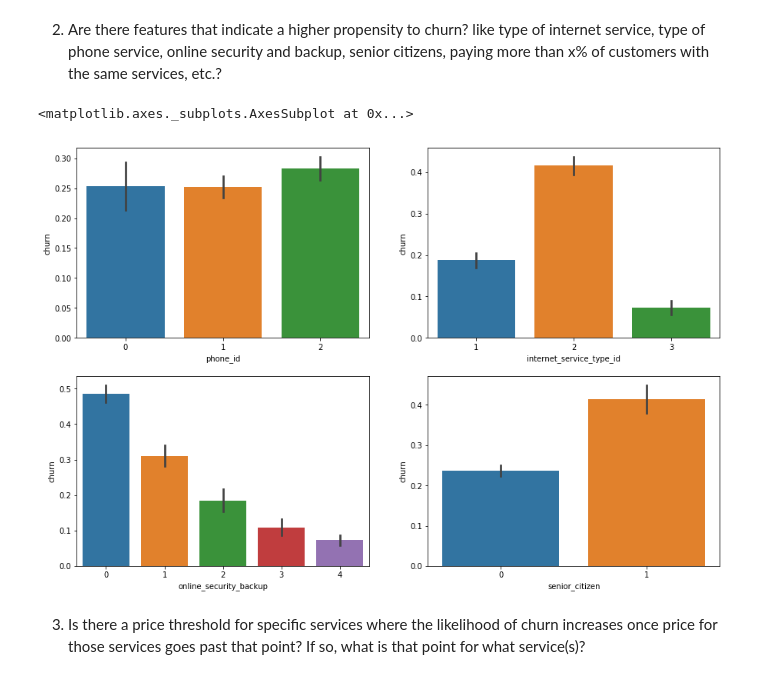
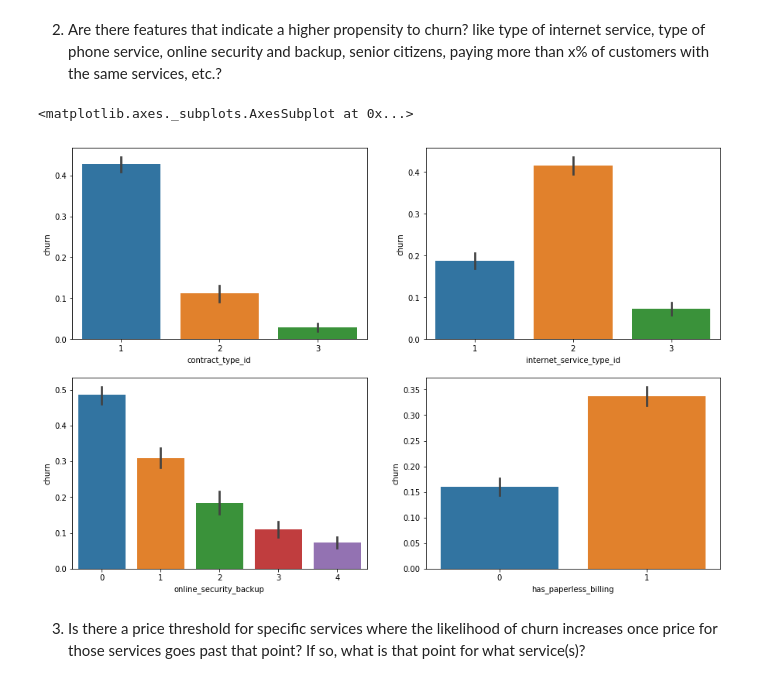
Before and after one commit to ericescalante-jasondunn/classification_project, a Jupyter notebook: Project_Master.ipynb, the cells around one changed output. Saved outputs shown, nothing was run; the diff lists cells and outputs as text; code cells hidden in the pictures.

```diff
--- a/Project_Master.ipynb
+++ b/Project_Master.ipynb
@@ -396,13 +396,13 @@ Text(0.5, 1.0, 'Rate of Churn')
 # %%
 fig, ax = plt.subplots(2,2,figsize=(15,10))
 
-sns.barplot(x='', y='churn', data=train_df,ax=ax[0,0])
+sns.barplot(x='contract_type_id', y='churn', data=train_df,ax=ax[0,0])
 sns.barplot(x='internet_service_type_id', y='churn', data=train_df,ax=ax[0,1])
 sns.barplot(x='online_security_backup', y='churn', data=train_df,ax=ax[1,0])
-sns.barplot(x='senior_citizen', y='churn', data=train_df,ax=ax[1,1])
+sns.barplot(x='has_paperless_billing', y='churn', data=train_df,ax=ax[1,1])
 # %% [output]
 <matplotlib.axes._subplots.AxesSubplot at 0x...>
-[figure, old version]
+[figure, new version]
 # %% [markdown]
 3. Is there a price threshold for specific services where the likelihood of churn increases once price for those services goes past that point? If so, what is that point for what service(s)?
 # %%
```
